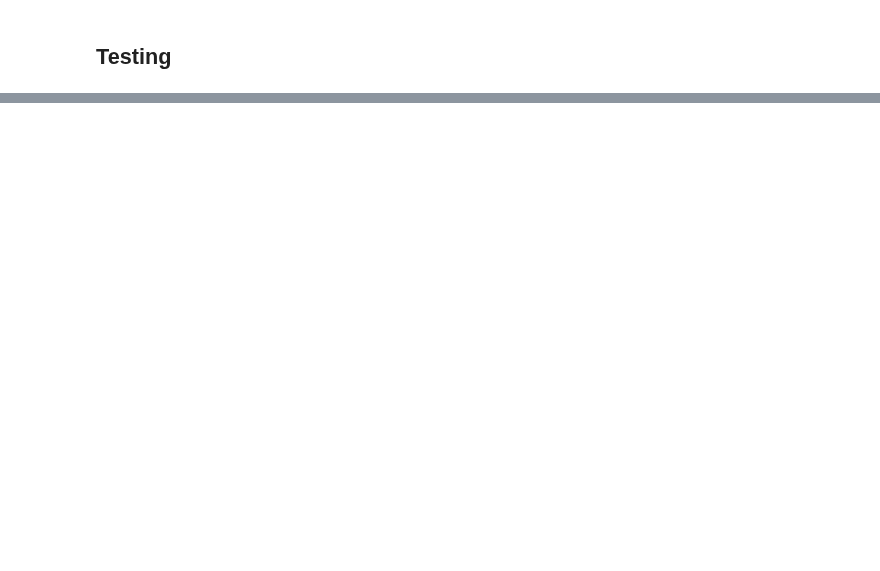
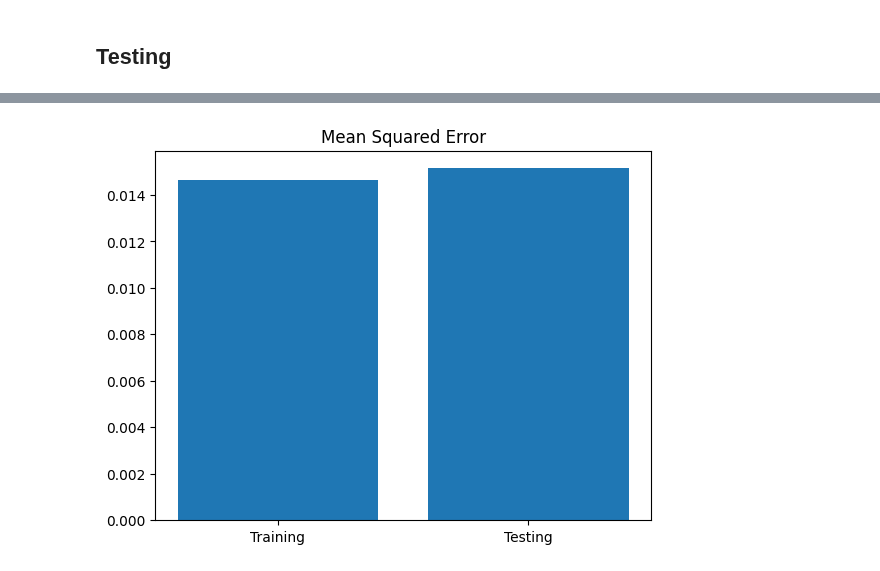
Before and after one commit to imraunav/Deep-Learning-and-Applications, a Jupyter notebook: regression_bivariate.ipynb, the cells around one changed output, grey strips where cells are left out. Cells and saved outputs as stored; diff of their text form; code cells hidden in the pictures; blank space fills up the shorter version.

```diff
--- a/regression_bivariate.ipynb
+++ b/regression_bivariate.ipynb
@@ -112,0 +126,6 @@ for point in test_data[:, :-1]:
+# %%
+plt.bar(['Training', 'Testing'], [mse_train, mse_test])
+plt.title('Mean Squared Error')
+plt.show()
+# %% [output]
+[figure, added]
```
Also changed, not shown: parts of 5 cells of this notebook, 1 other file.
